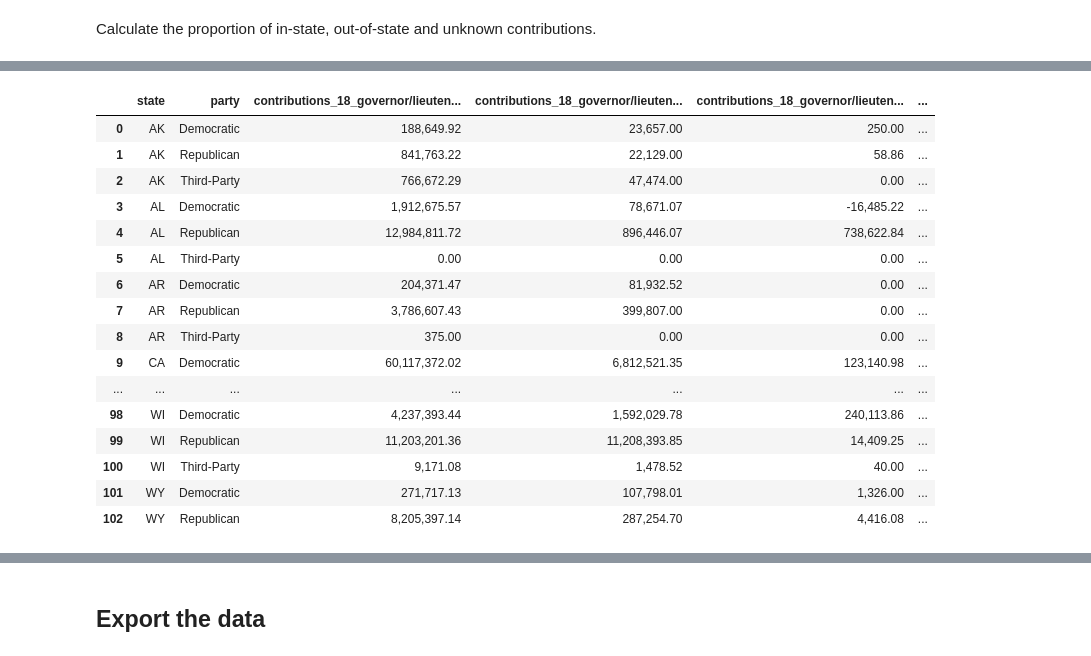
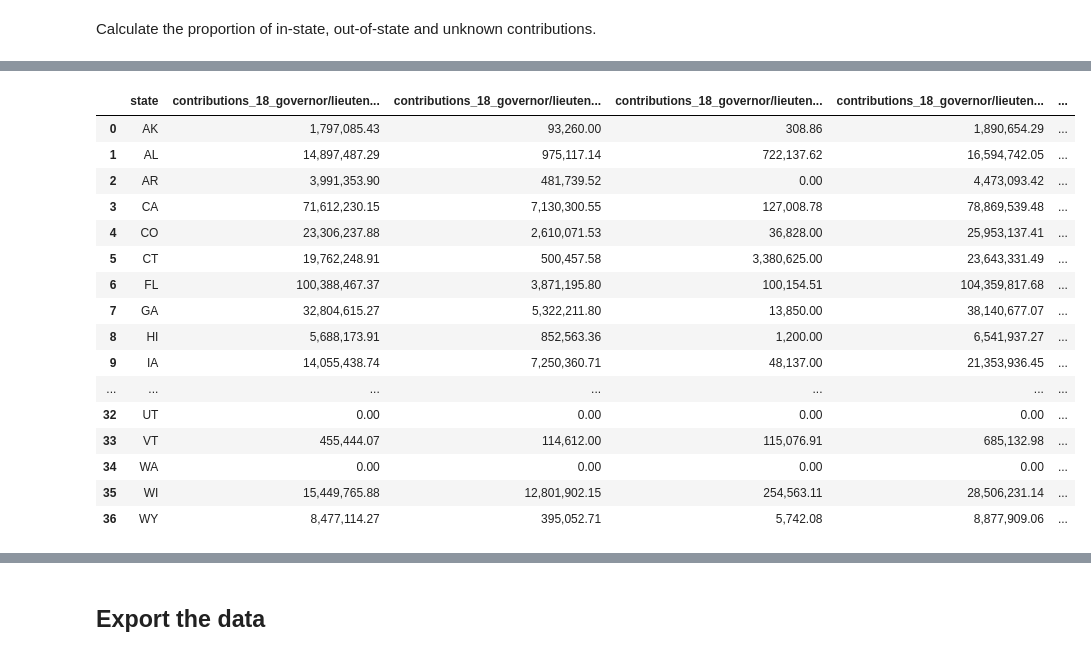
Before and after one commit to PublicI/out-of-state-contribs, a Jupyter notebook: states-analysis.ipynb, the cells around one changed output, grey strips where cells are left out. Saved outputs shown, nothing was run; the diff lists cells and outputs as text; code cells hidden in the pictures.

Commit message:
Calculated contributions by state and office, exported data for graphics

```diff
--- a/states-analysis.ipynb
+++ b/states-analysis.ipynb
@@ -75,9 +75,9 @@ Group contributions by state, standardized office, party and in-vs.-out-of-state
 # %%
-contributions_by_state_18 = contributions_18.groupby(["state", "standardized_office", "party", "in_out_state"])["amount"].sum().reset_index()
+contributions_by_state_18 = contributions_18.groupby(["state", "standardized_office", "in_out_state"])["amount"].sum().reset_index()
 contributions_by_state_18.rename(columns={"amount": "contributions_18"}, inplace=True)
-contributions_by_state_14 = contributions_14.groupby(["state", "standardized_office", "party", "in_out_state"])["amount"].sum().reset_index()
+contributions_by_state_14 = contributions_14.groupby(["state", "standardized_office", "in_out_state"])["amount"].sum().reset_index()
 contributions_by_state_14.rename(columns={"amount": "contributions_14"}, inplace=True)
-contributions_by_state_10 = contributions_10.groupby(["state", "standardized_office", "party", "in_out_state"])["amount"].sum().reset_index()
+contributions_by_state_10 = contributions_10.groupby(["state", "standardized_office", "in_out_state"])["amount"].sum().reset_index()
 contributions_by_state_10.rename(columns={"amount": "contributions_10"}, inplace=True)
 contributions_by_state_18.head()
 # %% [output]
@@ -92,7 +92,7 @@ Pivot dataframe to aggregate each state and party's data in a single row.
 # %%
-contributions_by_state_18 = pd.pivot_table(contributions_by_state_18, index=["state", "party"], columns=["standardized_office", "in_out_state"]).reset_index()
-contributions_by_state_14 = pd.pivot_table(contributions_by_state_14, index=["state", "party"], columns=["standardized_office", "in_out_state"]).reset_index()
-contributions_by_state_10 = pd.pivot_table(contributions_by_state_10, index=["state", "party"], columns=["standardized_office", "in_out_state"]).reset_index()
+contributions_by_state_18 = pd.pivot_table(contributions_by_state_18, index=["state"], columns=["standardized_office", "in_out_state"]).reset_index()
+contributions_by_state_14 = pd.pivot_table(contributions_by_state_14, index=["state"], columns=["standardized_office", "in_out_state"]).reset_index()
+contributions_by_state_10 = pd.pivot_table(contributions_by_state_10, index=["state"], columns=["standardized_office", "in_out_state"]).reset_index()
 # %% [markdown]
 It appears that some states have no contributions categorized as "unknown." Let's set those values equal to zero to be sure any calculations we run on them are correct.
 # %%
@@ -130,13 +110,13 @@ contributions_by_state_14
 # %%
 # 2018
-contributions_by_state_18["governor/lieutenant_governor_total"] = contributions_by_state_18["contributions_18_governor/lieutenant_governor_in_state"] + contributions_by_state_18["contributions_18_governor/lieutenant_governor_out_of_state"] + contributions_by_state_18["contributions_18_governor/lieutenant_governor_unknown"]
-contributions_by_state_18["state_house/assembly/senate_total"] = contributions_by_state_18["contributions_18_state_house/assembly/senate_in_state"] + contributions_by_state_18["contributions_18_state_house/assembly/senate_out_of_state"] + contributions_by_state_18["contributions_18_state_house/assembly/senate_unknown"]
+contributions_by_state_18["contributions_18_governor/lieutenant_governor_total"] = contributions_by_state_18["contributions_18_governor/lieutenant_governor_in_state"] + contributions_by_state_18["contributions_18_governor/lieutenant_governor_out_of_state"] + contributions_by_state_18["contributions_18_governor/lieutenant_governor_unknown"]
+contributions_by_state_18["contributions_18_state_house/assembly/senate_total"] = contributions_by_state_18["contributions_18_state_house/assembly/senate_in_state"] + contributions_by_state_18["contributions_18_state_house/assembly/senate_out_of_state"] + contributions_by_state_18["contributions_18_state_house/assembly/senate_unknown"]
 # 2014
-contributions_by_state_14["governor/lieutenant_governor_total"] = contributions_by_state_14["contributions_14_governor/lieutenant_governor_in_state"] + contributions_by_state_14["contributions_14_governor/lieutenant_governor_out_of_state"] + contributions_by_state_14["contributions_14_governor/lieutenant_governor_unknown"]
-contributions_by_state_14["state_house/assembly/senate_total"] = contributions_by_state_14["contributions_14_state_house/assembly/senate_in_state"] + contributions_by_state_14["contributions_14_state_house/assembly/senate_out_of_state"] + contributions_by_state_14["contributions_14_state_house/assembly/senate_unknown"]
+contributions_by_state_14["contributions_14_governor/lieutenant_governor_total"] = contributions_by_state_14["contributions_14_governor/lieutenant_governor_in_state"] + contributions_by_state_14["contributions_14_governor/lieutenant_governor_out_of_state"] + contributions_by_state_14["contributions_14_governor/lieutenant_governor_unknown"]
+contributions_by_state_14["contributions_14_state_house/assembly/senate_total"] = contributions_by_state_14["contributions_14_state_house/assembly/senate_in_state"] + contributions_by_state_14["contributions_14_state_house/assembly/senate_out_of_state"] + contributions_by_state_14["contributions_14_state_house/assembly/senate_unknown"]
 # 2010
-contributions_by_state_10["governor/lieutenant_governor_total"] = contributions_by_state_10["contributions_10_governor/lieutenant_governor_in_state"] + contributions_by_state_10["contributions_10_governor/lieutenant_governor_out_of_state"] + contributions_by_state_10["contributions_10_governor/lieutenant_governor_unknown"]
-contributions_by_state_10["state_house/assembly/senate_total"] = contributions_by_state_10["contributions_10_state_house/assembly/senate_in_state"] + contributions_by_state_10["contributions_10_state_house/assembly/senate_out_of_state"] + contributions_by_state_10["contributions_10_state_house/assembly/senate_unknown"]
+contributions_by_state_10["contributions_10_governor/lieutenant_governor_total"] = contributions_by_state_10["contributions_10_governor/lieutenant_governor_in_state"] + contributions_by_state_10["contributions_10_governor/lieutenant_governor_out_of_state"] + contributions_by_state_10["contributions_10_governor/lieutenant_governor_unknown"]
+contributions_by_state_10["contributions_10_state_house/assembly/senate_total"] = contributions_by_state_10["contributions_10_state_house/assembly/senate_in_state"] + contributions_by_state_10["contributions_10_state_house/assembly/senate_out_of_state"] + contributions_by_state_10["contributions_10_state_house/assembly/senate_unknown"]
 # %% [markdown]
 Calculate the proportion of in-state, out-of-state and unknown contributions.
 # %%
@@ -169,26 +129,26 @@ contributions_by_state_18
 # %%
 cols = contributions_by_state_18.columns.tolist()
-cols = cols[0:5] + cols[8:9] + cols[5:8] + cols[9:10] + cols[10:16]
+cols = cols[0:4] + cols[7:8] + cols[4:7] + cols[8:9] + cols[9:15]
 contributions_by_state_18 = contributions_by_state_18[cols]
 contributions_by_state_18
 # %% [output]
-|  | state | party | contributions_18_governor/lieuten... | contributions_18_governor/lieuten... | contributions_18_governor/lieuten... | ... |
-| 0 | AK | Democratic | 188,649.92 | 23,657.00 | 250.00 | ... |
-| 1 | AK | Republican | 841,763.22 | 22,129.00 | 58.86 | ... |
-| 2 | AK | Third-Party | 766,672.29 | 47,474.00 | 0.00 | ... |
-| 3 | AL | Democratic | 1,912,675.57 | 78,671.07 | -16,485.22 | ... |
-| 4 | AL | Republican | 12,984,811.72 | 896,446.07 | 738,622.84 | ... |
-| 5 | AL | Third-Party | 0.00 | 0.00 | 0.00 | ... |
-| 6 | AR | Democratic | 204,371.47 | 81,932.52 | 0.00 | ... |
-| 7 | AR | Republican | 3,786,607.43 | 399,807.00 | 0.00 | ... |
-| 8 | AR | Third-Party | 375.00 | 0.00 | 0.00 | ... |
-| 9 | CA | Democratic | 60,117,372.02 | 6,812,521.35 | 123,140.98 | ... |
+|  | state | contributions_18_governor/lieuten... | contributions_18_governor/lieuten... | contributions_18_governor/lieuten... | contributions_18_governor/lieuten... | ... |
+| 0 | AK | 1,797,085.43 | 93,260.00 | 308.86 | 1,890,654.29 | ... |
+| 1 | AL | 14,897,487.29 | 975,117.14 | 722,137.62 | 16,594,742.05 | ... |
+| 2 | AR | 3,991,353.90 | 481,739.52 | 0.00 | 4,473,093.42 | ... |
+| 3 | CA | 71,612,230.15 | 7,130,300.55 | 127,008.78 | 78,869,539.48 | ... |
+| 4 | CO | 23,306,237.88 | 2,610,071.53 | 36,828.00 | 25,953,137.41 | ... |
+| 5 | CT | 19,762,248.91 | 500,457.58 | 3,380,625.00 | 23,643,331.49 | ... |
+| 6 | FL | 100,388,467.37 | 3,871,195.80 | 100,154.51 | 104,359,817.68 | ... |
+| 7 | GA | 32,804,615.27 | 5,322,211.80 | 13,850.00 | 38,140,677.07 | ... |
+| 8 | HI | 5,688,173.91 | 852,563.36 | 1,200.00 | 6,541,937.27 | ... |
+| 9 | IA | 14,055,438.74 | 7,250,360.71 | 48,137.00 | 21,353,936.45 | ... |
 | ... | ... | ... | ... | ... | ... | ... |
-| 98 | WI | Democratic | 4,237,393.44 | 1,592,029.78 | 240,113.86 | ... |
-| 99 | WI | Republican | 11,203,201.36 | 11,208,393.85 | 14,409.25 | ... |
-| 100 | WI | Third-Party | 9,171.08 | 1,478.52 | 40.00 | ... |
-| 101 | WY | Democratic | 271,717.13 | 107,798.01 | 1,326.00 | ... |
-| 102 | WY | Republican | 8,205,397.14 | 287,254.70 | 4,416.08 | ... |
+| 32 | UT | 0.00 | 0.00 | 0.00 | 0.00 | ... |
+| 33 | VT | 455,444.07 | 114,612.00 | 115,076.91 | 685,132.98 | ... |
+| 34 | WA | 0.00 | 0.00 | 0.00 | 0.00 | ... |
+| 35 | WI | 15,449,765.88 | 12,801,902.15 | 254,563.11 | 28,506,231.14 | ... |
+| 36 | WY | 8,477,114.27 | 395,052.71 | 5,742.08 | 8,877,909.06 | ... |
 # %%
 contributions_by_state_14["pct_governor/lieutenant_governor_in_state"] = contributions_by_state_14["contributions_14_governor/lieutenant_governor_in_state"] / (contributions_by_state_14["contributions_14_governor/lieutenant_governor_in_state"] + contributions_by_state_14["contributions_14_governor/lieutenant_governor_out_of_state"] + contributions_by_state_14["contributions_14_governor/lieutenant_governor_unknown"])
 contributions_by_state_14["pct_governor/lieutenant_governor_out_of_state"] = contributions_by_state_14["contributions_14_governor/lieutenant_governor_out_of_state"] / (contributions_by_state_14["contributions_14_governor/lieutenant_governor_in_state"] + contributions_by_state_14["contributions_14_governor/lieutenant_governor_out_of_state"] + contributions_by_state_14["contributions_14_governor/lieutenant_governor_unknown"])
```
Also changed, not shown: parts of 32 cells of this notebook.
